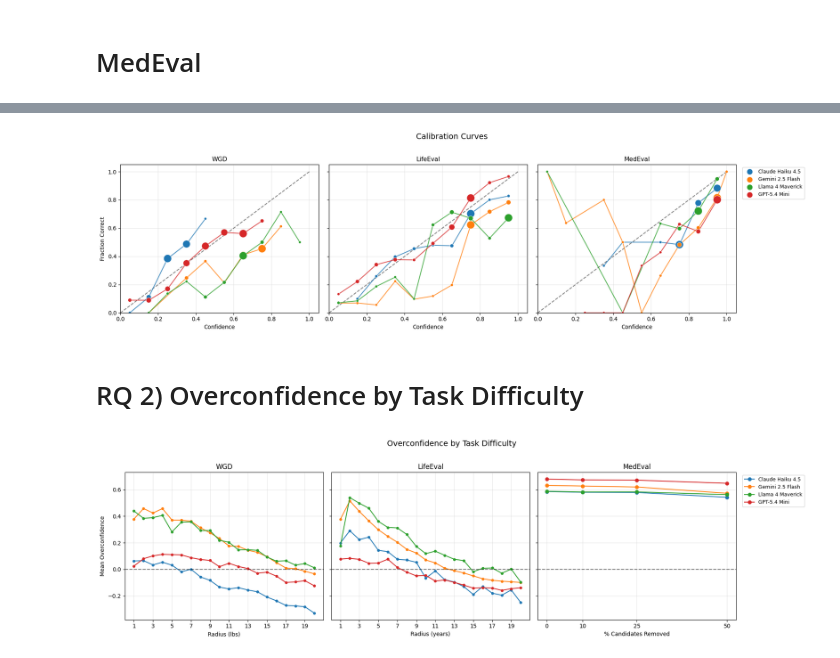
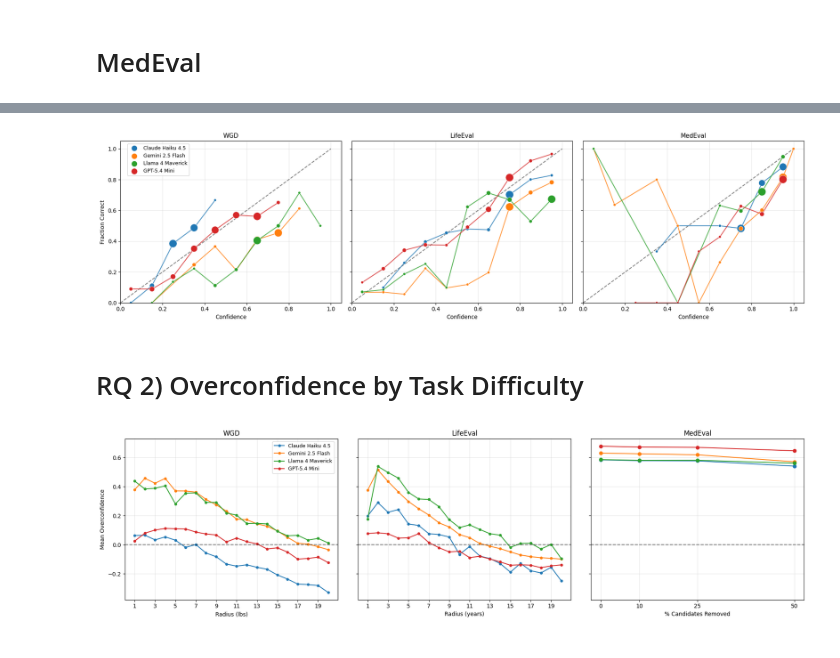
Before and after one commit to NoamMichael/BayesEval, a Jupyter notebook: analysis/analysis.ipynb, the cells around one changed output, grey strips where cells are left out. Cells and saved outputs as stored; diff of their text form; code cells hidden in the pictures.

```diff
--- a/analysis/analysis.ipynb
+++ b/analysis/analysis.ipynb
@@ -172,20 +188,20 @@ me_df["correct"] = (me_df["Answer"].str.strip().str.lower() == me_df["true_patho
 # %%
 # RQ 1) Combined calibration plot
 fig, axes = plt.subplots(1, 3, figsize=(18, 5), sharey=True)
-fig.suptitle("Calibration Curves", fontsize=14, y=1.02)
+#fig.suptitle("Calibration Curves", fontsize=14, y=1.02)
 
 calibration_plot(axes[0], wgd_df, "correct", "WGD")
 calibration_plot(axes[1], le_df, "true_probability", "LifeEval")
 calibration_plot(axes[2], me_df, "correct", "MedEval")
 
 axes[0].set_ylabel("Fraction Correct")
-axes[2].legend(bbox_to_anchor=(1.02, 1), loc="upper left", fontsize=9)
+axes[0].legend(bbox_to_anchor=(0.02, 1), loc="upper left", fontsize=9)
 plt.tight_layout()
 Path(FIGURES_PATH).mkdir(exist_ok=True)
 fig.savefig(f"{FIGURES_PATH}/calibration_combined.png", dpi=150, bbox_inches="tight")
 plt.show()
 # %% [output]
-[figure, old version]
+[figure, new version]
 # %% [markdown]
 # RQ 2) Overconfidence by Task Difficulty
 # %%
@@ -209,7 +225,7 @@ me_df["overconfidence"] = me_df["Confidence"] - me_df["true_probability"]
 
 # --- Plot ---
 fig, axes = plt.subplots(1, 3, figsize=(18, 5), sharey=True)
-fig.suptitle("Overconfidence by Task Difficulty", fontsize=14, y=1.02)
+#fig.suptitle("Overconfidence by Task Difficulty", fontsize=14, y=1.02)
 
 # WGD
 ax = axes[0]
@@ -251,10 +267,10 @@ ax.set_title("MedEval")
 ax.set_xticks([0, 10, 25, 50])
 ax.grid(alpha=0.3)
 
-axes[2].legend(bbox_to_anchor=(1.02, 1), loc="upper left", fontsize=9)
+axes[0].legend(bbox_to_anchor=(0.68, 1), loc="upper left", fontsize=9)
 plt.tight_layout()
 Path(FIGURES_PATH).mkdir(exist_ok=True)
 fig.savefig(f"{FIGURES_PATH}/overconfidence_by_difficulty.png", dpi=150, bbox_inches="tight")
 plt.show()
 # %% [output]
-[figure, old version]
+[figure, new version]
```
Also changed, not shown: parts of 1 cell of this notebook, 1 other file.
